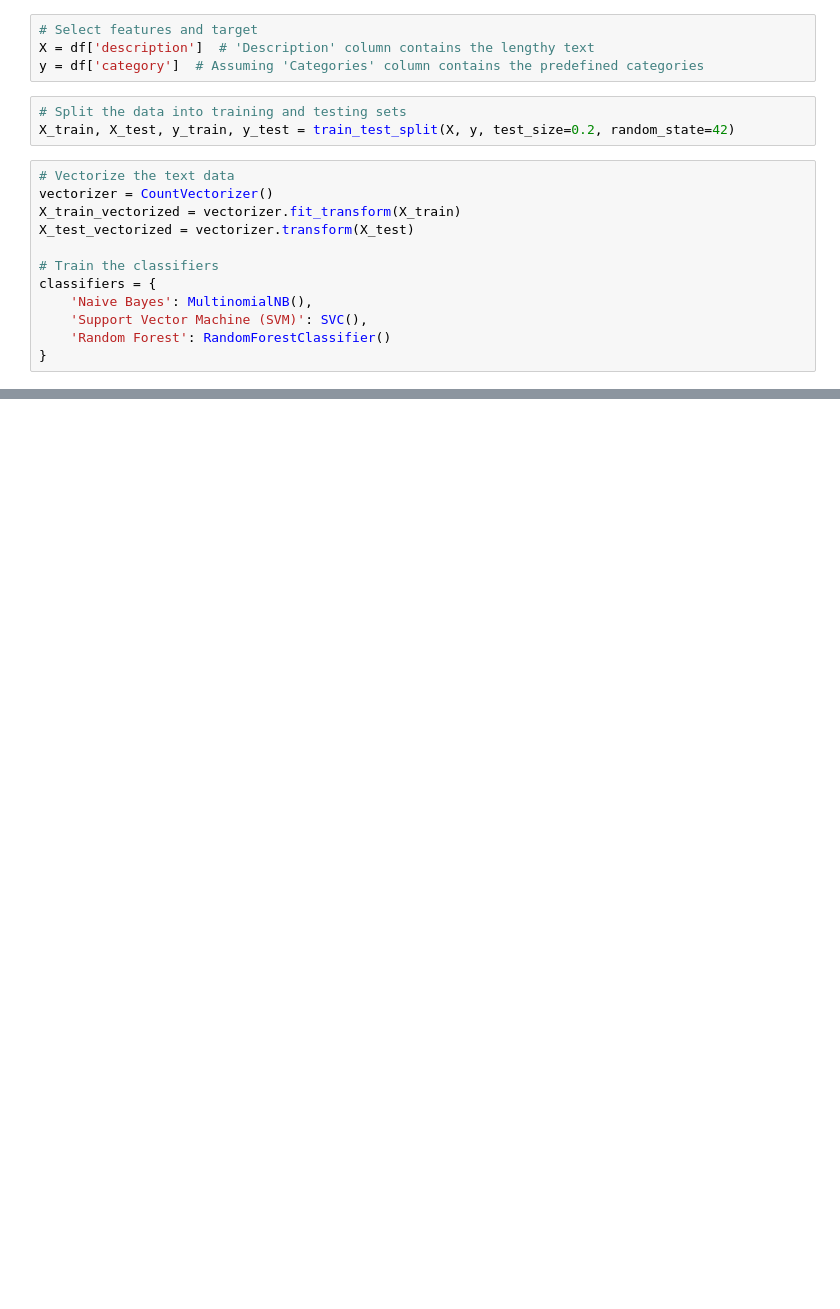
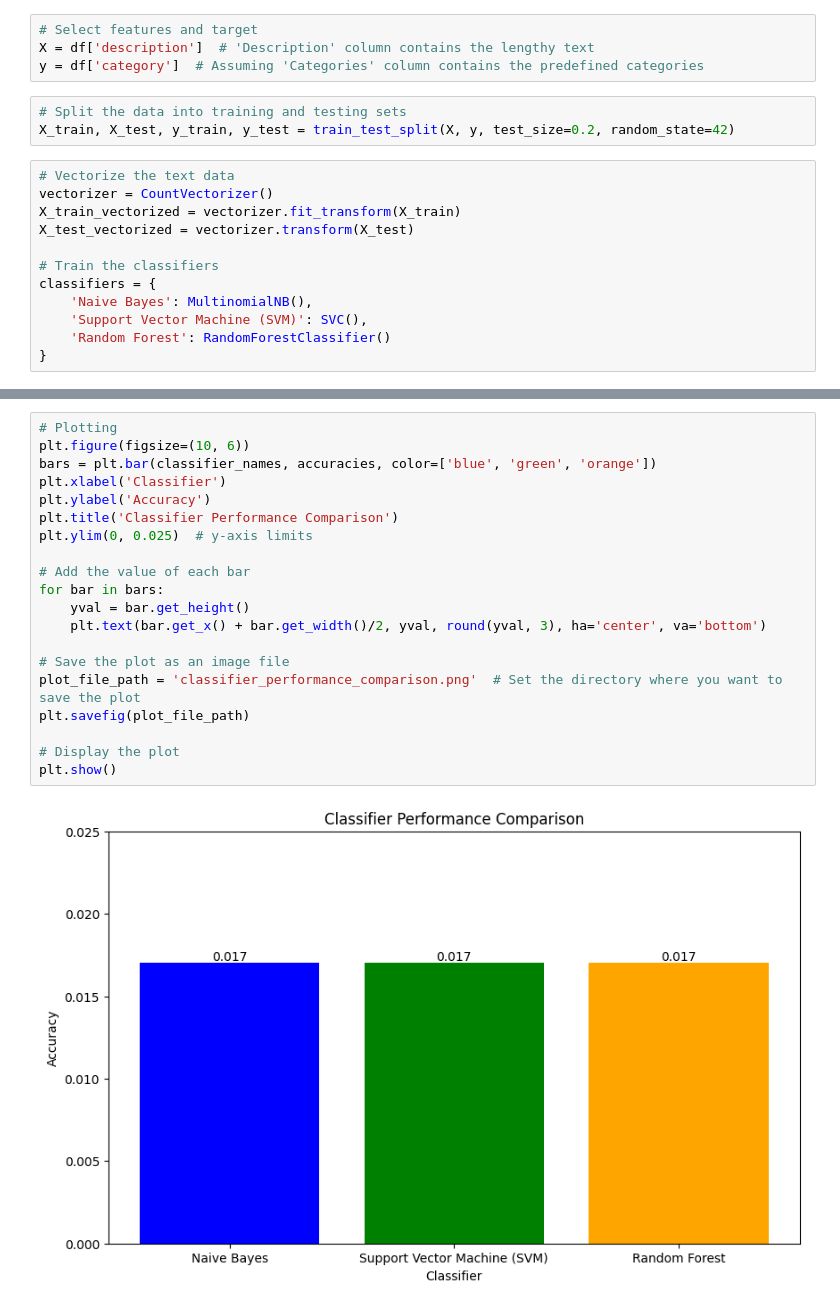
Before and after one commit to arunp77/Job-Market-project, a Jupyter notebook: scripts/Machine-learning/test.ipynb, the cells around one changed output, grey strips where cells are left out. Saved outputs shown, nothing was run; the diff lists cells and outputs as text; blank space fills up the shorter version.

```diff
--- a/scripts/Machine-learning/test.ipynb
+++ b/scripts/Machine-learning/test.ipynb
@@ -113,0 +99,22 @@ plt.show()
+# %%
+# Plotting
+plt.figure(figsize=(10, 6))
+bars = plt.bar(classifier_names, accuracies, color=['blue', 'green', 'orange'])
+plt.xlabel('Classifier')
+plt.ylabel('Accuracy')
+plt.title('Classifier Performance Comparison')
+plt.ylim(0, 0.025)  # y-axis limits
+
+# Add the value of each bar
+for bar in bars:
+    yval = bar.get_height()
+    plt.text(bar.get_x() + bar.get_width()/2, yval, round(yval, 3), ha='center', va='bottom')
+
+# Save the plot as an image file
+plot_file_path = 'classifier_performance_comparison.png'  # Set the directory where you want to save the plot
+plt.savefig(plot_file_path)
+
+# Display the plot
+plt.show()
+# %% [output]
+[figure, added]
```
Also changed, not shown: parts of 6 cells of this notebook, 1 other file.
